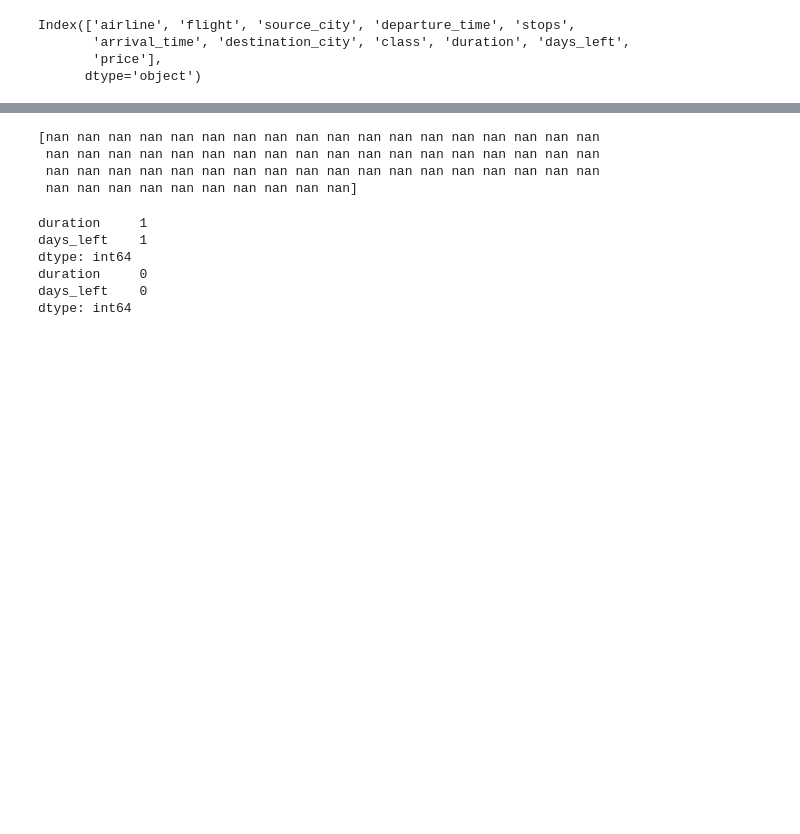
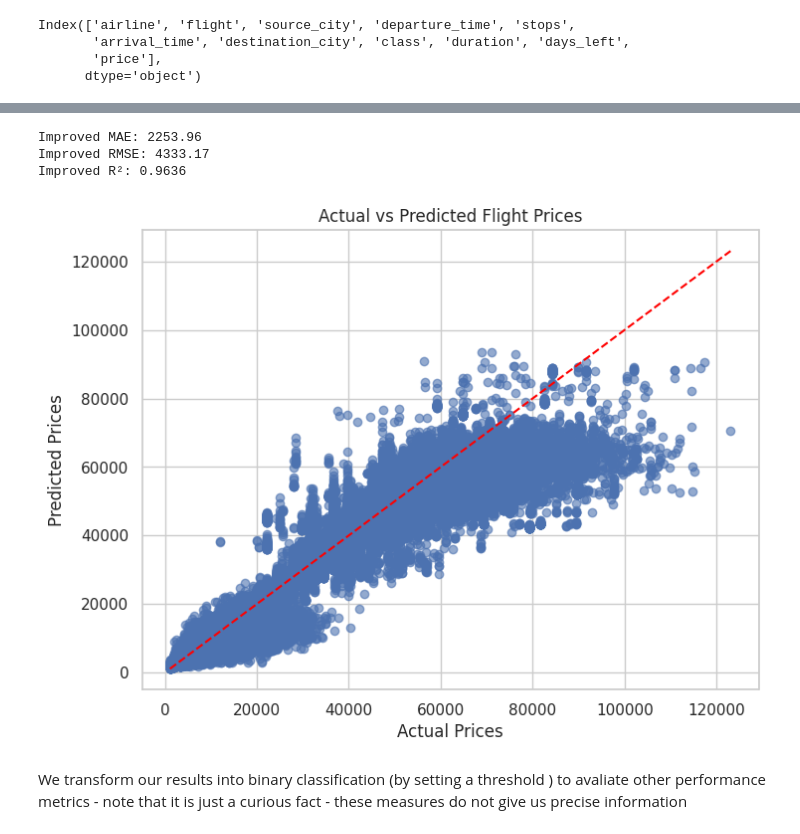
Before and after one commit to isadays/Embeddings, a Jupyter notebook: TestingEmbeddings.ipynb, the cells around one changed output, grey strips where cells are left out. Cells and saved outputs as stored; diff of their text form; code cells hidden in the pictures; blank space fills up the shorter version.

```diff
--- a/TestingEmbeddings.ipynb
+++ b/TestingEmbeddings.ipynb
@@ -154,0 +367,3 @@ KeyboardInterrupt:
+# %%
+device = torch.device('cuda' if torch.cuda.is_available() else 'cpu')
+model = FlightPriceMLP(cat_cardinalities, embedding_dim=8, num_numerical=len(numerical_cols)).to(device)
@@ -155,25 +420,48 @@ KeyboardInterrupt:
 # %%
 model.eval()
-sample = next(iter(loader))
-categorical = sample['categorical'].to(device)
-numerical = sample['numerical'].to(device)
+all_preds, all_targets = [], []
+with torch.no_grad():
+    for batch in loader:
+        categorical = batch['categorical'].to(device)
+        numerical = batch['numerical'].to(device)
+        target = batch['target'].cpu().numpy()
 
-with torch.no_grad():
-    preds = model(categorical, numerical)
+        preds = model(categorical, numerical).cpu().numpy()
 
-print(preds.cpu().numpy())
+        all_preds.extend(preds)
+        all_targets.extend(target)
-# %% [output]
-[nan nan nan nan nan nan nan nan nan nan nan nan nan nan nan nan nan nan
- nan nan nan nan nan nan nan nan nan nan nan nan nan nan nan nan nan nan
- nan nan nan nan nan nan nan nan nan nan nan nan nan nan nan nan nan nan
- nan nan nan nan nan nan nan nan nan nan]
-# %%
-print(df[numerical_cols].isnull().sum())
-print(np.isinf(df[numerical_cols]).sum())
-# %% [output]
-duration     1
-days_left    1
-dtype: int64
-duration     0
-days_left    0
-dtype: int64
+# %%
+all_preds_original = np.expm1(all_preds)
+all_targets_original = np.expm1(all_targets)
+# %%
+mask = ~np.isnan(all_preds_original) & ~np.isnan(all_targets_original)
+all_preds_original = np.array(all_preds_original)[mask]
+all_targets_original = np.array(all_targets_original)[mask]
+# %%
+mae = mean_absolute_error(all_targets_original, all_preds_original)
+rmse = np.sqrt(mean_squared_error(all_targets_original, all_preds_original))
+r2 = r2_score(all_targets_original, all_preds_original)
+
+print(f"Improved MAE: {mae:.2f}")
+print(f"Improved RMSE: {rmse:.2f}")
+print(f"Improved R²: {r2:.4f}")
+# %% [output]
+Improved MAE: 2253.96
+Improved RMSE: 4333.17
+Improved R²: 0.9636
+# %%
+
+sns.set(style="whitegrid")
+plt.figure(figsize=(8, 6))
+plt.scatter(all_targets_original, all_preds_original, alpha=0.6)
+plt.xlabel("Actual Prices")
+plt.ylabel("Predicted Prices")
+plt.title("Actual vs Predicted Flight Prices")
+plt.plot([min(all_targets_original), max(all_targets_original)],
+         [min(all_targets_original), max(all_targets_original)],
+         color='red', linestyle='--')
+plt.show()
+# %% [output]
+[figure, added]
+# %% [markdown]
+We transform our results into binary classification (by setting a threshold ) to avaliate other performance metrics - note that it is just a curious fact - these measures do not give us precise information
```
Also changed, not shown: parts of 54 cells of this notebook.
